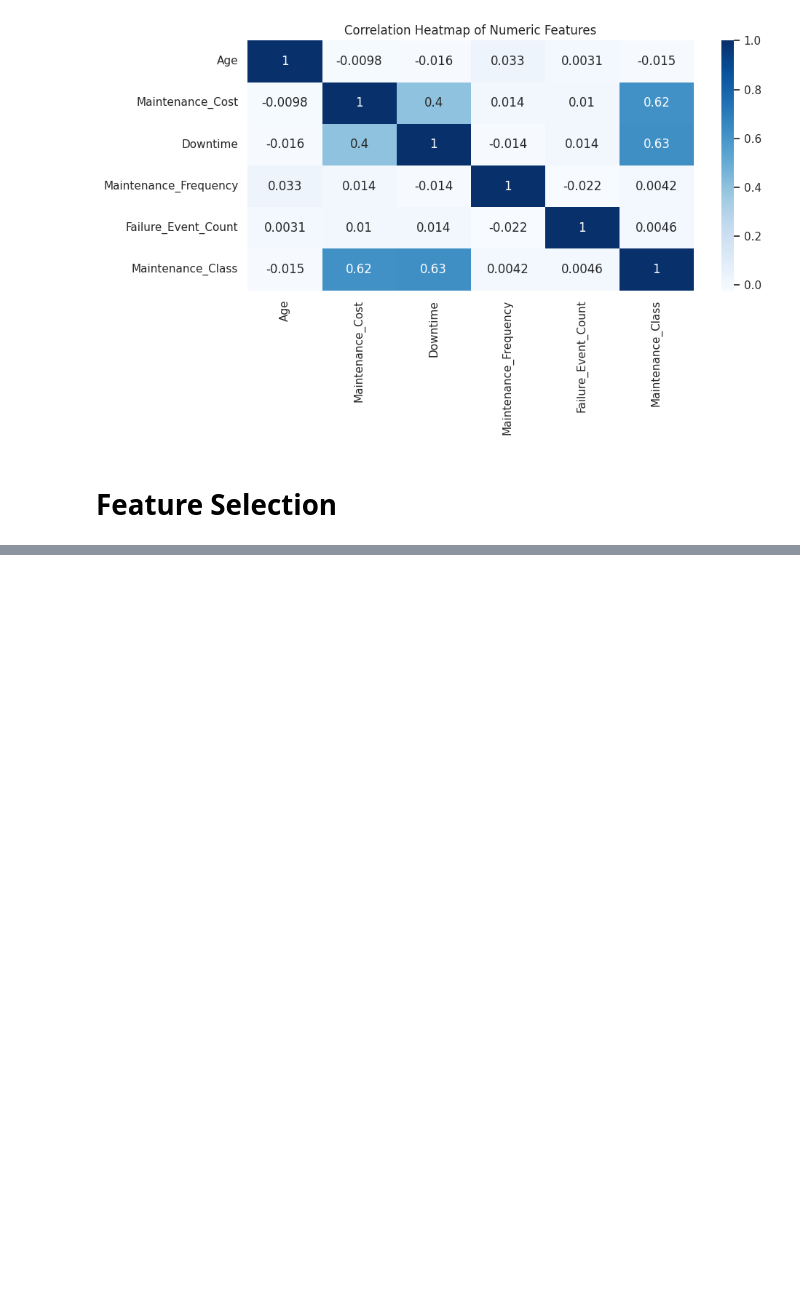
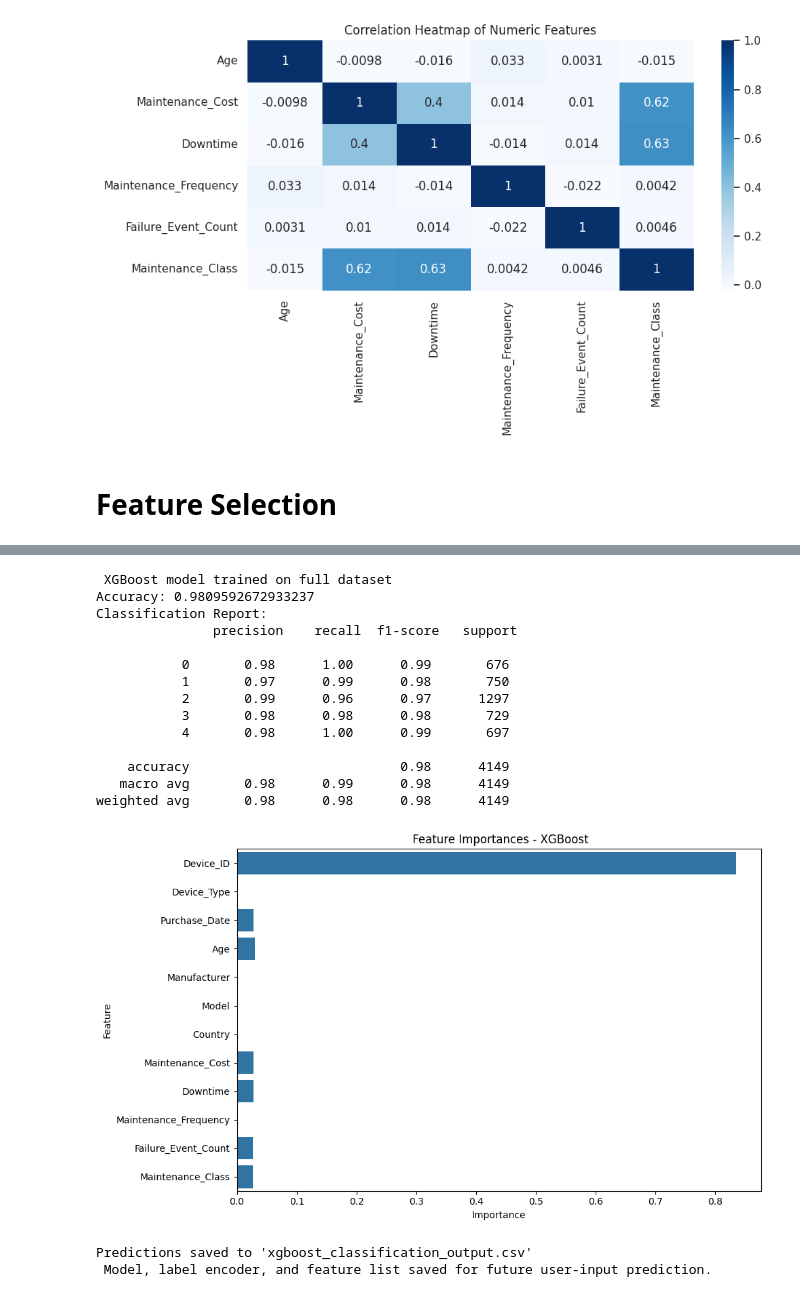
Before and after one commit to siddhi5470/Teddy-Techies_hackgenx, a Jupyter notebook: HACKGENX.ipynb, the cells around one changed output, grey strips where cells are left out. Drawn from its saved outputs; the diff is of its cells as text; code cells hidden in the pictures; blank space fills up the shorter version.

```diff
--- a/HACKGENX.ipynb
+++ b/HACKGENX.ipynb
@@ -407,0 +1261,63 @@ ValueError: could not convert string to float: '2020-12-11'
+# %%
+import pandas as pd
+from xgboost import XGBClassifier
+from sklearn.preprocessing import LabelEncoder
+from sklearn.metrics import accuracy_score, classification_report
+import matplotlib.pyplot as plt
+import seaborn as sns
+import joblib
+
+# Load dataset
+df = pd.read_csv('/content/target_encoded_dataset.csv')
+
+# Define target column
+target_col = 'Maintenance_Report'
+
+# Separate features and target
+X = df.drop(columns=[target_col])
+y = df[target_col]
+
+# Always create a label encoder and fit to y
+label_encoder = LabelEncoder()
+y_encoded = label_encoder.fit_transform(y)
+
+# Train the XGBoost classifier
+model = XGBClassifier(random_state=42, use_label_encoder=False, eval_metric='mlogloss')
+model.fit(X, y_encoded)
+
+# Predict
+y_pred = model.predict(X)
+
+# Evaluate
+print(" XGBoost model trained on full dataset")
+print("Accuracy:", accuracy_score(y_encoded, y_pred))
+print("Classification Report:\n", classification_report(y_encoded, y_pred))
+
+# Plot Feature Importance
+plt.figure(figsize=(10, 6))
+sns.barplot(x=model.feature_importances_, y=X.columns)
+plt.title(" Feature Importances - XGBoost")
+plt.xlabel("Importance")
+plt.ylabel("Feature")
+plt.tight_layout()
+plt.show()
+
+# Save predictions
+df['predicted_' + target_col] = label_encoder.inverse_transform(y_pred)
+df.to_csv('xgboost_classification_output.csv', index=False)
+print("Predictions saved to 'xgboost_classification_output.csv'")
+
+device_type_encoder = LabelEncoder()
+device_type_encoder.fit(df['Device_Type'])
+target_col = 'Maintenance_Report'
+label_encoder = LabelEncoder()
+df[target_col] = label_encoder.fit_transform(df[target_col])
+
+
+# Save it
+joblib.dump(device_type_encoder, 'device_type_encoder.pkl')
+joblib.dump(model, 'best_model.pkl')
+joblib.dump(label_encoder, 'label_encoder.pkl')
+joblib.dump(list(X.columns), 'feature_list.pkl')
+print(" Model, label encoder, and feature list saved for future user-input prediction.")
+# %% [output]
@@ -407,0 +1327,17 @@ ValueError: could not convert string to float: '2020-12-11'
+ XGBoost model trained on full dataset
+Accuracy: 0.9809592672933237
+Classification Report:
+               precision    recall  f1-score   support
+
+           0       0.98      1.00      0.99       676
+           1       0.97      0.99      0.98       750
+           2       0.99      0.96      0.97      1297
+           3       0.98      0.98      0.98       729
+           4       0.98      1.00      0.99       697
+
+    accuracy                           0.98      4149
+   macro avg       0.98      0.99      0.98      4149
+weighted avg       0.98      0.98      0.98      4149
+[figure, added]
+Predictions saved to 'xgboost_classification_output.csv'
+ Model, label encoder, and feature list saved for future user-input prediction.
```
Also changed, not shown: parts of 35 cells of this notebook.
